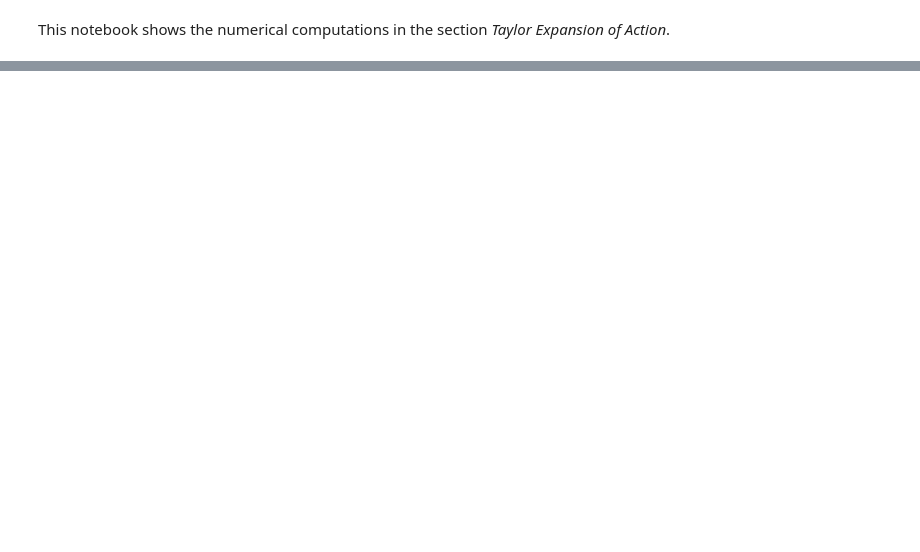
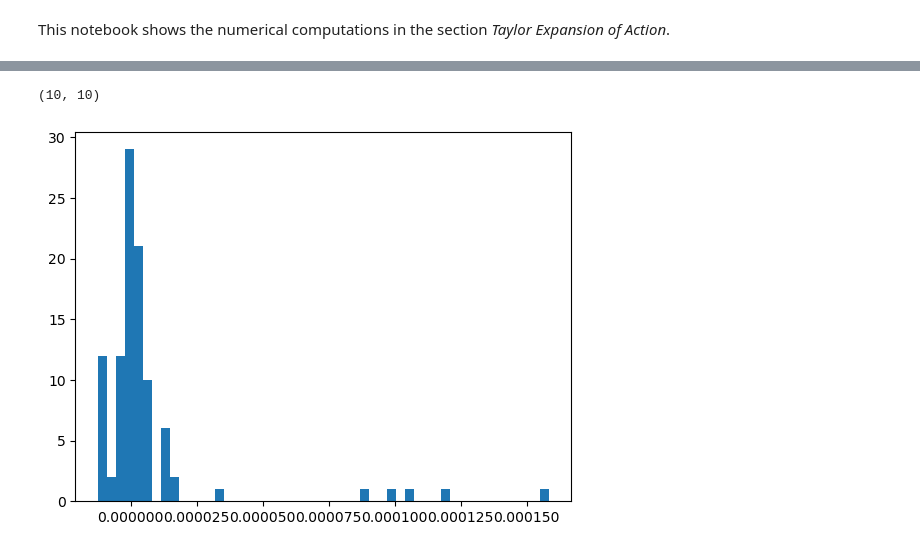
Before and after one commit to shuiruge/entropy, a Jupyter notebook: scales/Taylor Expansion of Action.ipynb, the cells around one changed output, grey strips where cells are left out. Saved outputs shown, nothing was run; the diff lists cells and outputs as text; code cells hidden in the pictures; blank space fills up the shorter version.

```diff
--- a/scales/Taylor Expansion of Action.ipynb
+++ b/scales/Taylor Expansion of Action.ipynb
@@ -238,0 +239,9 @@ get_training_loss(model).numpy()
+# %%
+0.5 / Mf * A2
+to_show = 0.5 / Mf * A2 * tensor_product(c, c)
+print(to_show.shape)
+plt.hist((to_show).numpy().reshape([-1]), 50)
+plt.show()
+# %% [output]
+(10, 10)
+[figure, added]
```
Also changed, not shown: parts of 16 cells of this notebook, 2 other files.
